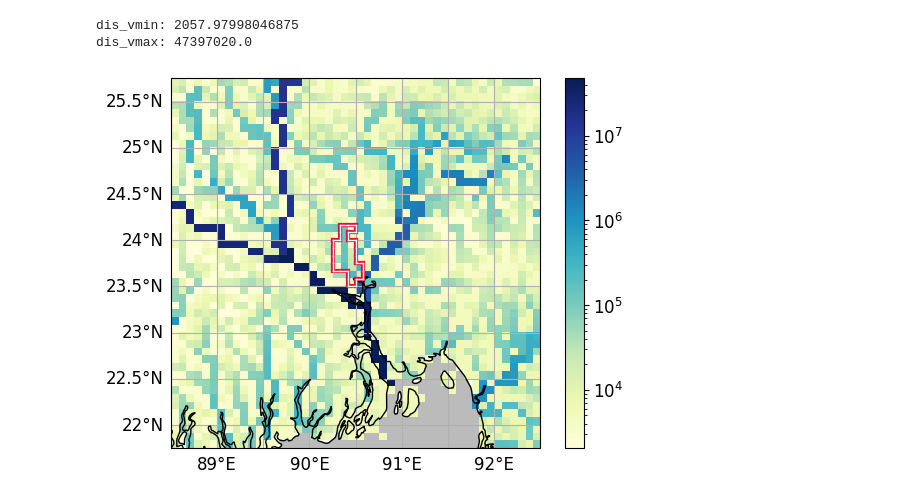
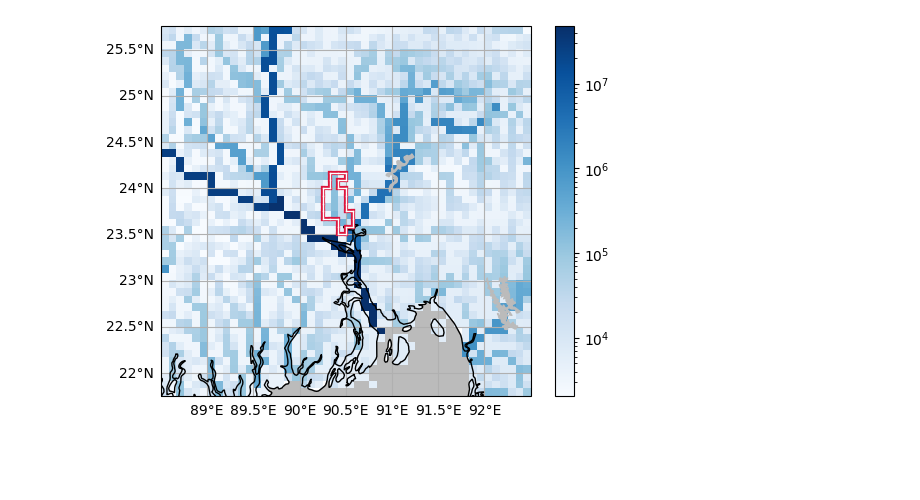
Before and after one commit to HalKiyo/h08_urban, a Jupyter notebook: global_city/pst/josui_gesui.ipynb, the cells around one changed output. Saved outputs shown, nothing was run; the diff lists cells and outputs as text; code cells hidden in the pictures; blank space fills up the shorter version.

```diff
--- a/global_city/pst/josui_gesui.ipynb
+++ b/global_city/pst/josui_gesui.ipynb
@@ -1235,61 +1241,43 @@ dis_vmax: 1575190528000.0
 # %%
 #---------------------------------------------------------------------------------------------------------------
 # 流量をプロットする
 #---------------------------------------------------------------------------------------------------------------
 
 def plot_discharge(extent, citymask, discharge, gs_position=None, fig=None):
     # draw
     discharge = np.ma.masked_where(discharge == 0, discharge)
     dis_vmin = np.min(discharge)
     dis_vmax = np.max(discharge)
-    print(f"dis_vmin: {dis_vmin}")
-    print(f"dis_vmax: {dis_vmax}")
+    #print(f"dis_vmin: {dis_vmin}")
+    #print(f"dis_vmax: {dis_vmax}")
 
     if gs_position is not None:
         ax = fig.add_subplot(gs_position, projection=projection)
-        ax.set_extent(extent, projection)
-        gl = ax.gridlines(draw_labels=True, zorder=0)
-        gl.top_labels = False   # Turn off top x-axis labels
-        gl.right_labels = False # Turn off right y-axis labels
-        ax.add_feature(cfea.OCEAN, color='#BBBBBB')
-        ax.coastlines(zorder=1)
-
-        img = ax.imshow(discharge,
-                    origin='upper',
-                    extent=extent,
-                    transform=projection,
-                    cmap='YlGnBu',
-                    norm=mcolors.LogNorm()
-        )
-        stw = draw_mask_sotowaku(extent, citymask, ax=ax)
-        fig.colorbar(img)
-
     else:
         fig = plt.figure()
         ax = plt.subplot(projection=projection)
-        ax.set_extent(extent, projection)
-        gl = ax.gridlines(draw_labels=True, zorder=0)
-        gl.top_labels = False   # Turn off top x-axis labels
-        gl.right_labels = False # Turn off right y-axis labels
-        ax.add_feature(cfea.OCEAN, color='#BBBBBB')
-        ax.coastlines(zorder=1)
 
-        img = ax.imshow(discharge,
-                    origin='upper',
-                    extent=extent,
-                    transform=projection,
-                    cmap='YlGnBu',
-                    norm=mcolors.LogNorm()
-        )
-        stw = draw_mask_sotowaku(extent, citymask, ax=ax)
-        fig.colorbar(img)
-        plt.show()
+    ax.set_extent(extent, projection)
+    gl = ax.gridlines(draw_labels=True, zorder=0)
+    gl.top_labels = False   # Turn off top x-axis labels
+    gl.right_labels = False # Turn off right y-axis labels
+    ax.add_feature(cfea.OCEAN, color='#BBBBBB')
+    ax.add_feature(cfea.LAKES, color='#BBBBBB')
+    ax.coastlines(zorder=1)
+
+    img = ax.imshow(discharge,
+                origin='upper',
+                extent=extent,
+                transform=projection,
+                cmap='Blues',
+                norm=mcolors.LogNorm()
+    )
+    stw = draw_mask_sotowaku(extent, citymask, ax=ax)
+    fig.colorbar(img)
 
 plot_discharge(result[0], result[1], result[5])
 # %% [output]
-dis_vmin: 2057.97998046875
-dis_vmax: 47397020.0
-[figure, old version]
+[figure, new version]
 # %%
 #---------------------------------------------------------------------------------------------------------------
 #  City_areaと下水場を作図
```
Also changed, not shown: parts of 17 cells of this notebook.
